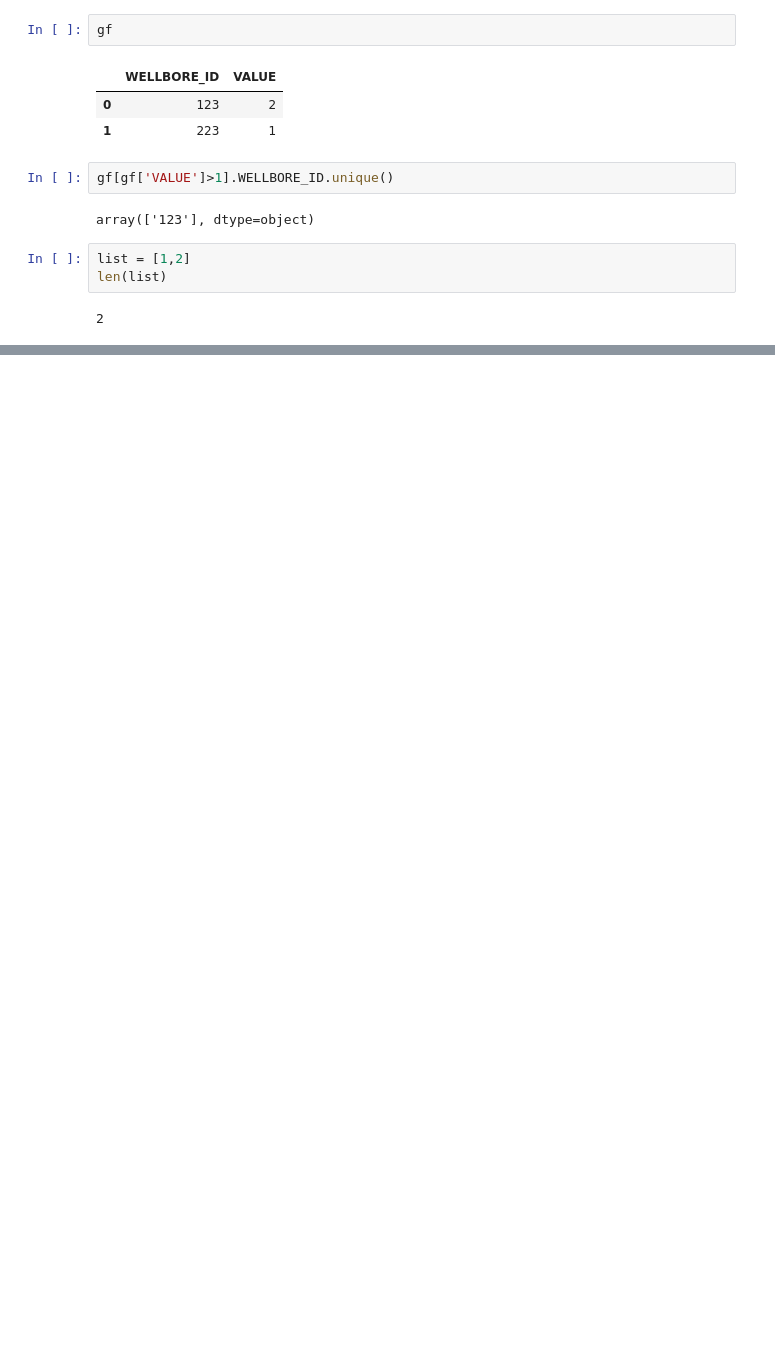
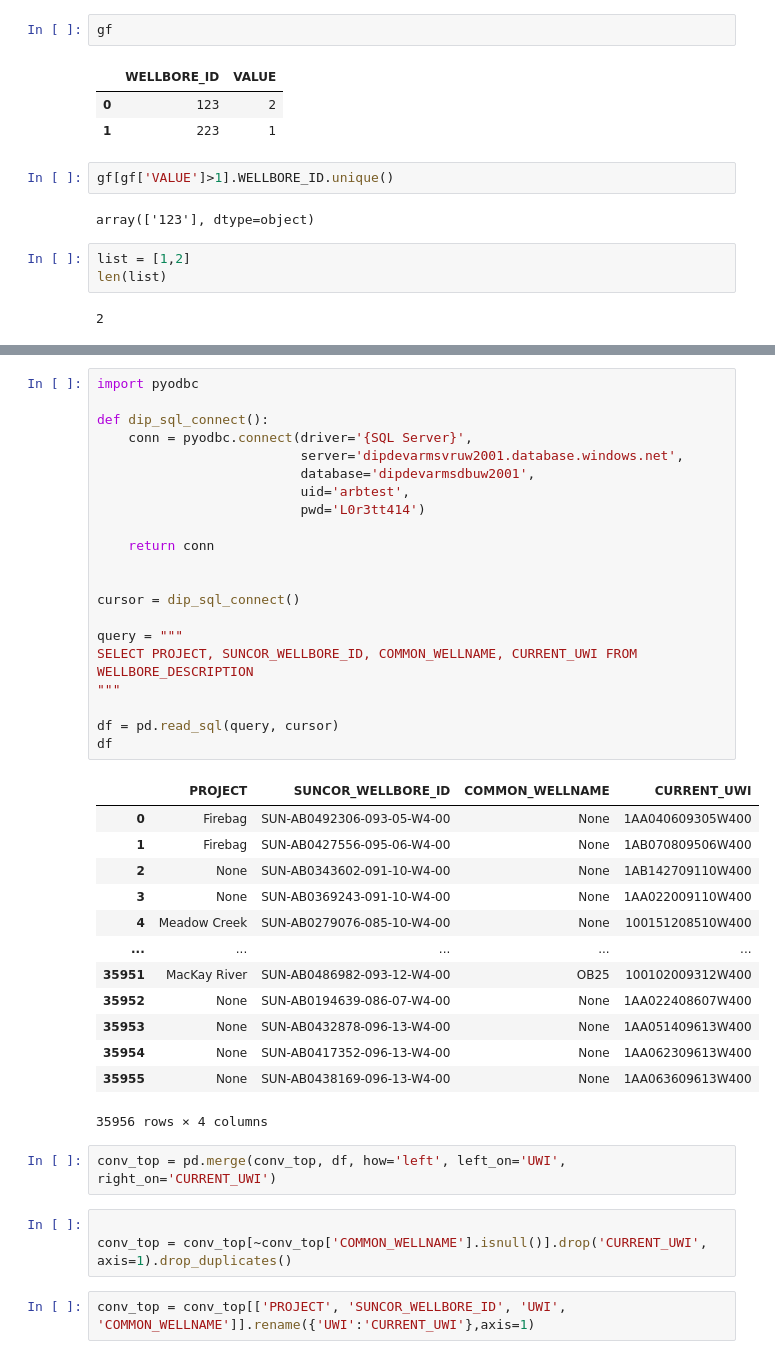
Before and after one commit to safwanhsn/streamlit_test, a Jupyter notebook: testenv.ipynb, the cells around one changed output, grey strips where cells are left out. Cells and saved outputs as stored; diff of their text form; blank space fills up the shorter version.

```diff
--- a/testenv.ipynb
+++ b/testenv.ipynb
@@ -28,0 +91,42 @@ len(list)
+# %%
+import pyodbc
+
+def dip_sql_connect():
+    conn = pyodbc.connect(driver='{SQL Server}',
+                          server='dipdevarmsvruw2001.database.windows.net',
+                          database='dipdevarmsdbuw2001',
+                          uid='arbtest',
+                          pwd='L0r3tt414')
+
+    return conn
+
+
+cursor = dip_sql_connect()
+
+query = """
+SELECT PROJECT, SUNCOR_WELLBORE_ID, COMMON_WELLNAME, CURRENT_UWI FROM WELLBORE_DESCRIPTION
+"""
+
+df = pd.read_sql(query, cursor)
+df
+# %% [output]
+|  | PROJECT | SUNCOR_WELLBORE_ID | COMMON_WELLNAME | CURRENT_UWI |
+| 0 | Firebag | SUN-AB0492306-093-05-W4-00 | None | 1AA040609305W400 |
+| 1 | Firebag | SUN-AB0427556-095-06-W4-00 | None | 1AB070809506W400 |
+| 2 | None | SUN-AB0343602-091-10-W4-00 | None | 1AB142709110W400 |
+| 3 | None | SUN-AB0369243-091-10-W4-00 | None | 1AA022009110W400 |
+| 4 | Meadow Creek | SUN-AB0279076-085-10-W4-00 | None | 100151208510W400 |
+| ... | ... | ... | ... | ... |
+| 35951 | MacKay River | SUN-AB0486982-093-12-W4-00 | OB25 | 100102009312W400 |
+| 35952 | None | SUN-AB0194639-086-07-W4-00 | None | 1AA022408607W400 |
+| 35953 | None | SUN-AB0432878-096-13-W4-00 | None | 1AA051409613W400 |
+| 35954 | None | SUN-AB0417352-096-13-W4-00 | None | 1AA062309613W400 |
+| 35955 | None | SUN-AB0438169-096-13-W4-00 | None | 1AA063609613W400 |
+35956 rows × 4 columns
+# %%
+conv_top = pd.merge(conv_top, df, how='left', left_on='UWI', right_on='CURRENT_UWI')
+# %%
+
+conv_top = conv_top[~conv_top['COMMON_WELLNAME'].isnull()].drop('CURRENT_UWI', axis=1).drop_duplicates()
+# %%
+conv_top = conv_top[['PROJECT', 'SUNCOR_WELLBORE_ID', 'UWI', 'COMMON_WELLNAME']].rename({'UWI':'CURRENT_UWI'},axis=1)
```
Also changed, not shown: parts of 9 cells of this notebook, 9 other files.
